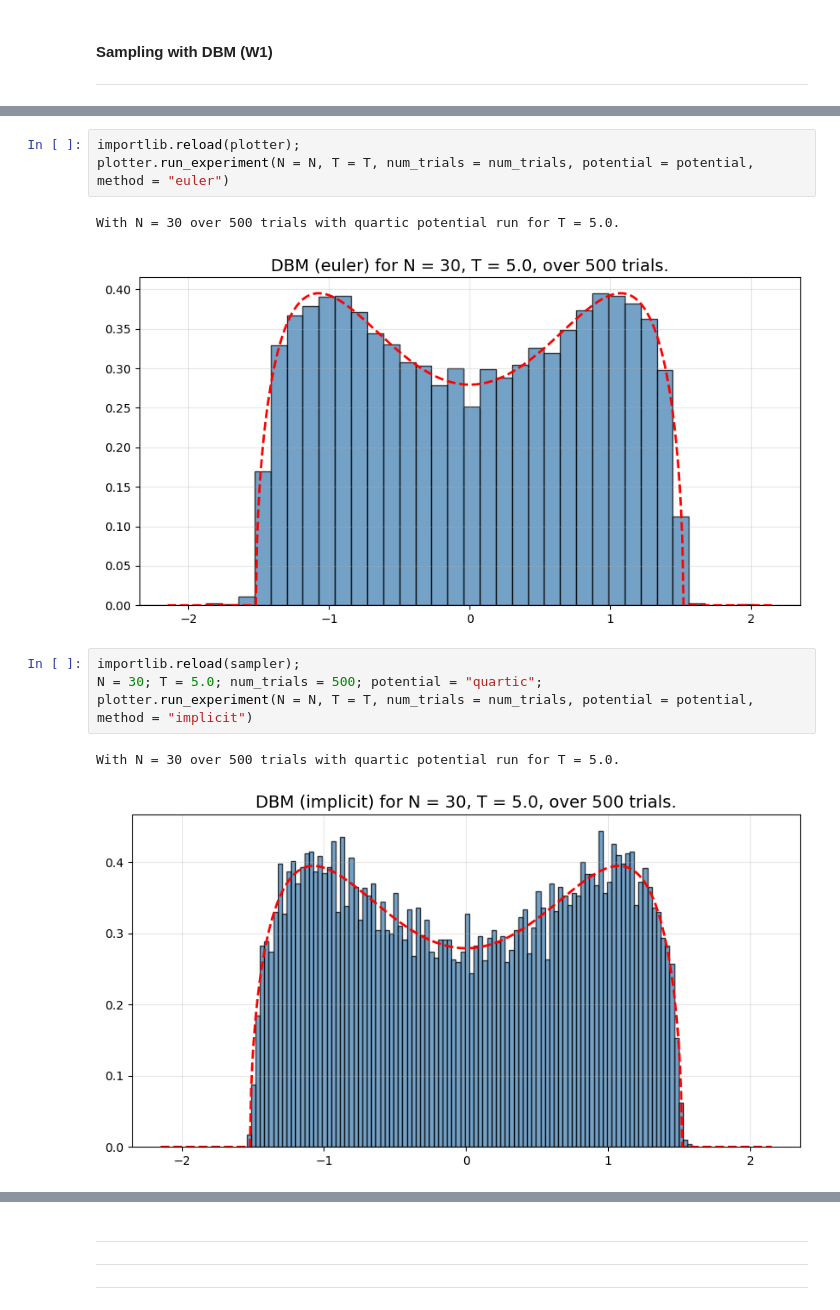
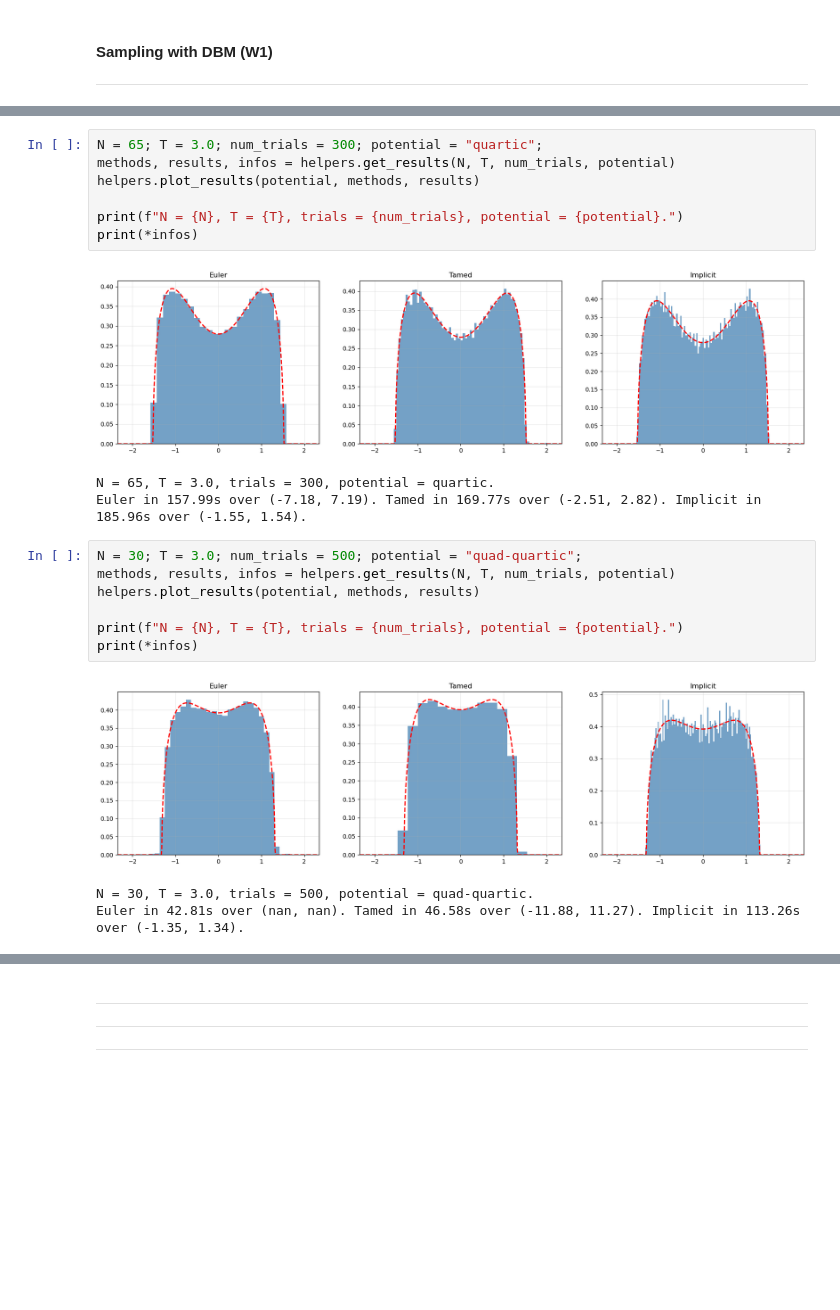
Before and after one commit to fredwdickinson/dissertation, a Jupyter notebook: code/main.ipynb, the cells around one changed output, grey strips where cells are left out. Saved outputs shown, nothing was run; the diff lists cells and outputs as text; blank space fills up the shorter version.

Commit message:
first experiments for all methods

```diff
--- a/code/main.ipynb
+++ b/code/main.ipynb
@@ -25,13 +33,22 @@ With N = 30 over 500 trials with quartic potential run for T = 5.0.
-# %%
-importlib.reload(plotter);
-plotter.run_experiment(N = N, T = T, num_trials = num_trials, potential = potential, method = "euler")
-# %% [output]
-With N = 30 over 500 trials with quartic potential run for T = 5.0.
-[figure, removed]
+# %%
+N = 65; T = 3.0; num_trials = 300; potential = "quartic";
+methods, results, infos = helpers.get_results(N, T, num_trials, potential)
+helpers.plot_results(potential, methods, results)
+
+print(f"N = {N}, T = {T}, trials = {num_trials}, potential = {potential}.")
+print(*infos)
+# %% [output]
+[figure, added]
+N = 65, T = 3.0, trials = 300, potential = quartic.
+Euler in 157.99s over (-7.18, 7.19). Tamed in 169.77s over (-2.51, 2.82). Implicit in 185.96s over (-1.55, 1.54).
 # %%
-importlib.reload(sampler);
-N = 30; T = 5.0; num_trials = 500; potential = "quartic";
-plotter.run_experiment(N = N, T = T, num_trials = num_trials, potential = potential, method = "implicit")
+N = 30; T = 3.0; num_trials = 500; potential = "quad-quartic";
+methods, results, infos = helpers.get_results(N, T, num_trials, potential)
+helpers.plot_results(potential, methods, results)
+
+print(f"N = {N}, T = {T}, trials = {num_trials}, potential = {potential}.")
+print(*infos)
 # %% [output]
+[figure, new version]
-With N = 30 over 500 trials with quartic potential run for T = 5.0.
+N = 30, T = 3.0, trials = 500, potential = quad-quartic.
+Euler in 42.81s over (nan, nan). Tamed in 46.58s over (-11.88, 11.27). Implicit in 113.26s over (-1.35, 1.34).
-[figure, old version]
```
Also changed, not shown: parts of 9 cells of this notebook, 3 other files.
